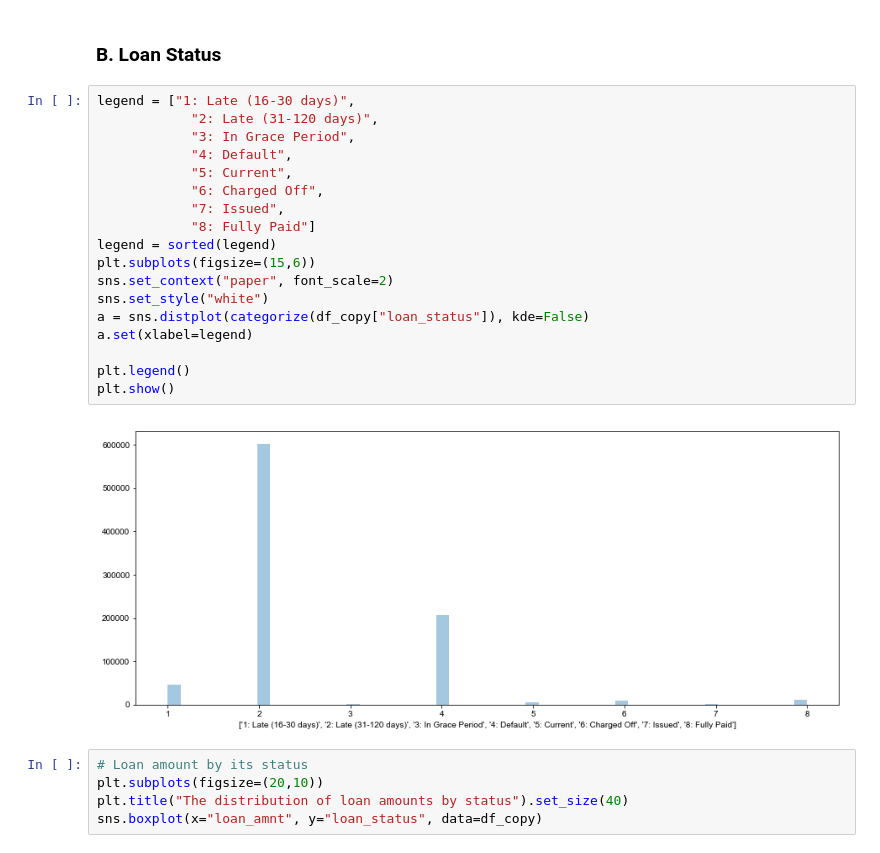
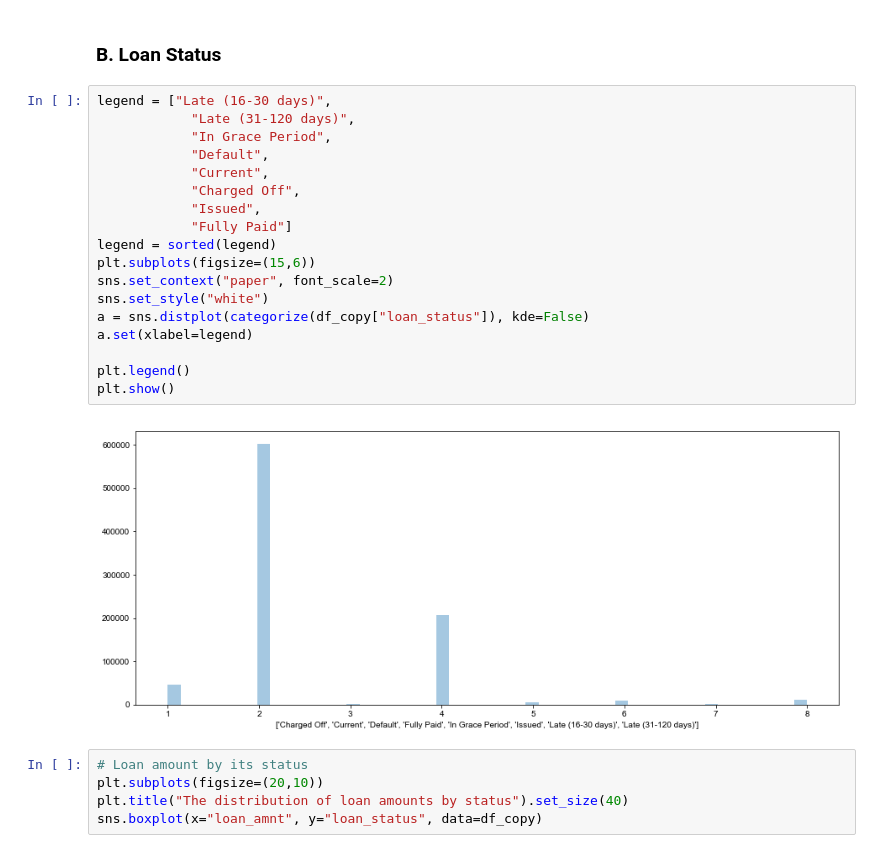
Before and after one commit to Deedasmi/mis665_final, a Jupyter notebook: mis665_final.ipynb, the cells around one changed output. Drawn from its saved outputs; the diff is of its cells as text.

Commit message:
Fixed ordering of loan status legend
Still need to do ML stuff

```diff
--- a/mis665_final.ipynb
+++ b/mis665_final.ipynb
@@ -144,25 +146,25 @@ plt.show()
 # %% [markdown]
 ### B. Loan Status
 # %%
-legend = ["1: Late (16-30 days)",
-            "2: Late (31-120 days)",
-            "3: In Grace Period",
-            "4: Default",
-            "5: Current",
-            "6: Charged Off",
-            "7: Issued",
-            "8: Fully Paid"]
+legend = ["Late (16-30 days)",
+            "Late (31-120 days)",
+            "In Grace Period",
+            "Default",
+            "Current",
+            "Charged Off",
+            "Issued",
+            "Fully Paid"]
 legend = sorted(legend)
 plt.subplots(figsize=(15,6))
 sns.set_context("paper", font_scale=2)
 sns.set_style("white")
 a = sns.distplot(categorize(df_copy["loan_status"]), kde=False)
 a.set(xlabel=legend)
 
 plt.legend()
 plt.show()
 # %% [output]
-[figure, old version]
+[figure, new version]
 # %%
 # Loan amount by its status
 plt.subplots(figsize=(20,10))
```
Also changed, not shown: parts of 2 cells of this notebook.
